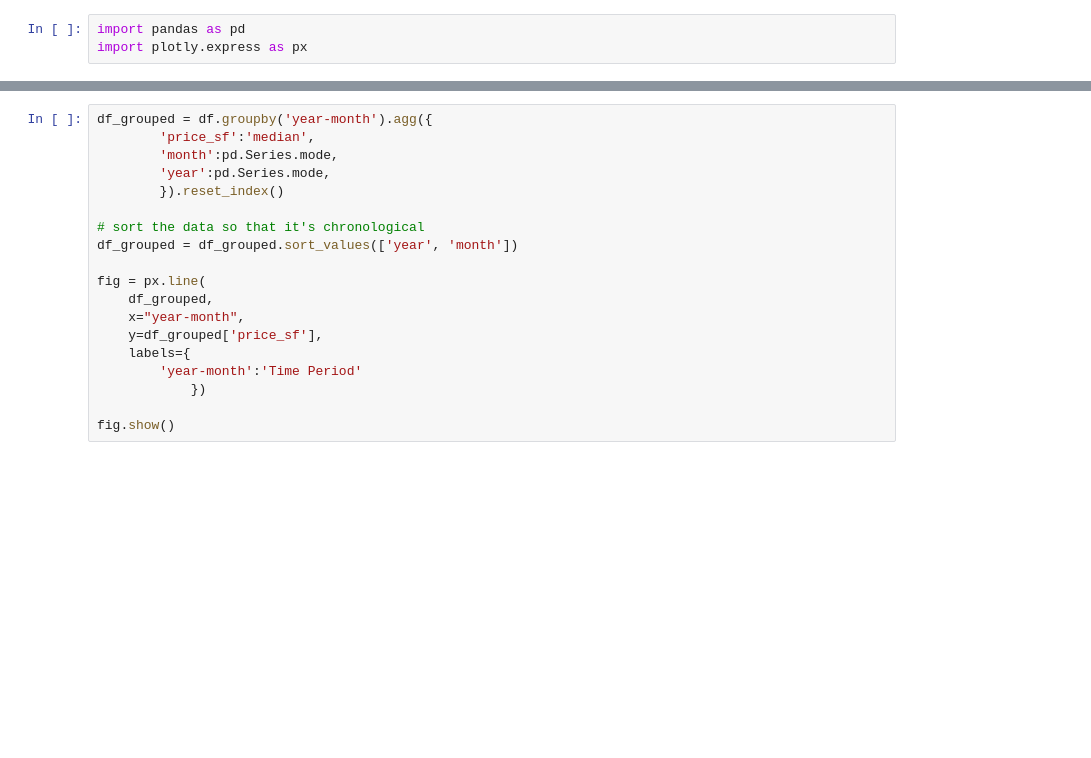
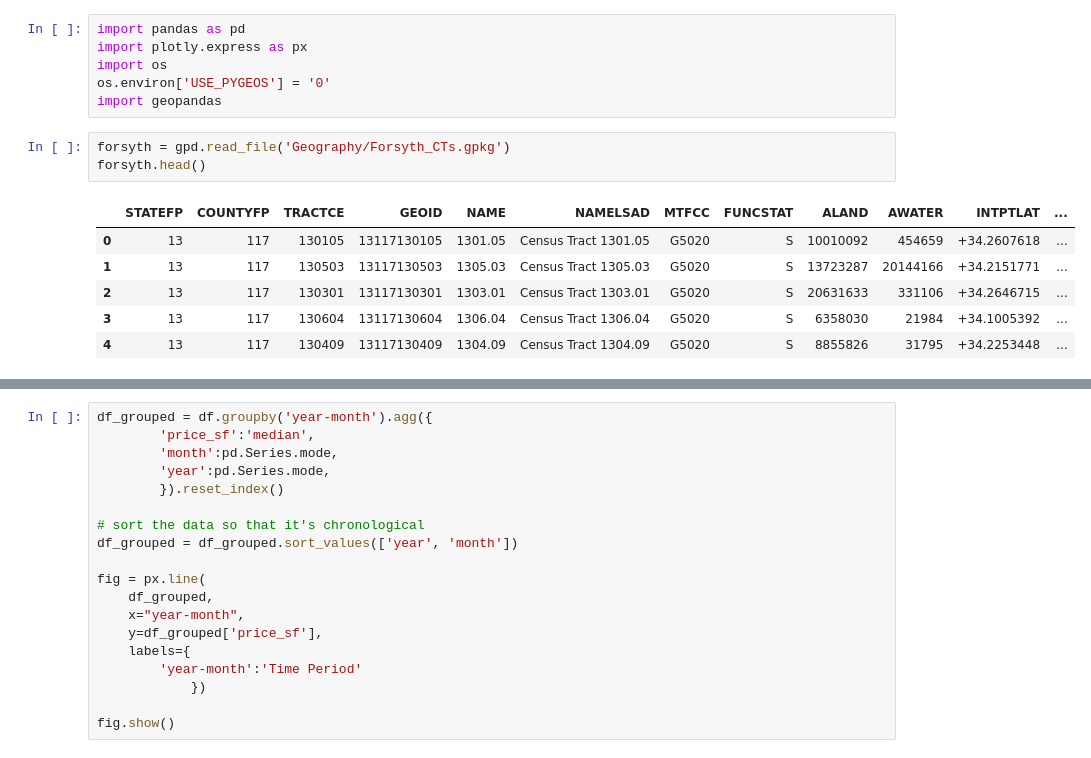
Before and after one commit to arc-research-analytics/forsyth_housing_dashboard_v2, a Jupyter notebook: DataEngineering.ipynb, the cells around one changed output, grey strips where cells are left out. Cells and saved outputs as stored; diff of their text form; blank space fills up the shorter version.

```diff
--- a/DataEngineering.ipynb
+++ b/DataEngineering.ipynb
@@ -1,6 +1,19 @@
 # %%
 import pandas as pd
 import plotly.express as px
+import os
+os.environ['USE_PYGEOS'] = '0'
+import geopandas
+# %%
+forsyth = gpd.read_file('Geography/Forsyth_CTs.gpkg')
+forsyth.head()
+# %% [output]
+|  | STATEFP | COUNTYFP | TRACTCE | GEOID | NAME | NAMELSAD | MTFCC | FUNCSTAT | ALAND | AWATER | INTPTLAT | ... |
+| 0 | 13 | 117 | 130105 | 13117130105 | 1301.05 | Census Tract 1301.05 | G5020 | S | 10010092 | 454659 | +34.2607618 | ... |
+| 1 | 13 | 117 | 130503 | 13117130503 | 1305.03 | Census Tract 1305.03 | G5020 | S | 13723287 | 20144166 | +34.2151771 | ... |
+| 2 | 13 | 117 | 130301 | 13117130301 | 1303.01 | Census Tract 1303.01 | G5020 | S | 20631633 | 331106 | +34.2646715 | ... |
+| 3 | 13 | 117 | 130604 | 13117130604 | 1306.04 | Census Tract 1306.04 | G5020 | S | 6358030 | 21984 | +34.1005392 | ... |
+| 4 | 13 | 117 | 130409 | 13117130409 | 1304.09 | Census Tract 1304.09 | G5020 | S | 8855826 | 31795 | +34.2253448 | ... |
 # %%
 df = pd.read_csv('Geocoded_Final_Joined.csv', thousands=',', keep_default_na=False)
 
```
Also changed, not shown: parts of 1 cell of this notebook, 9 other files.
